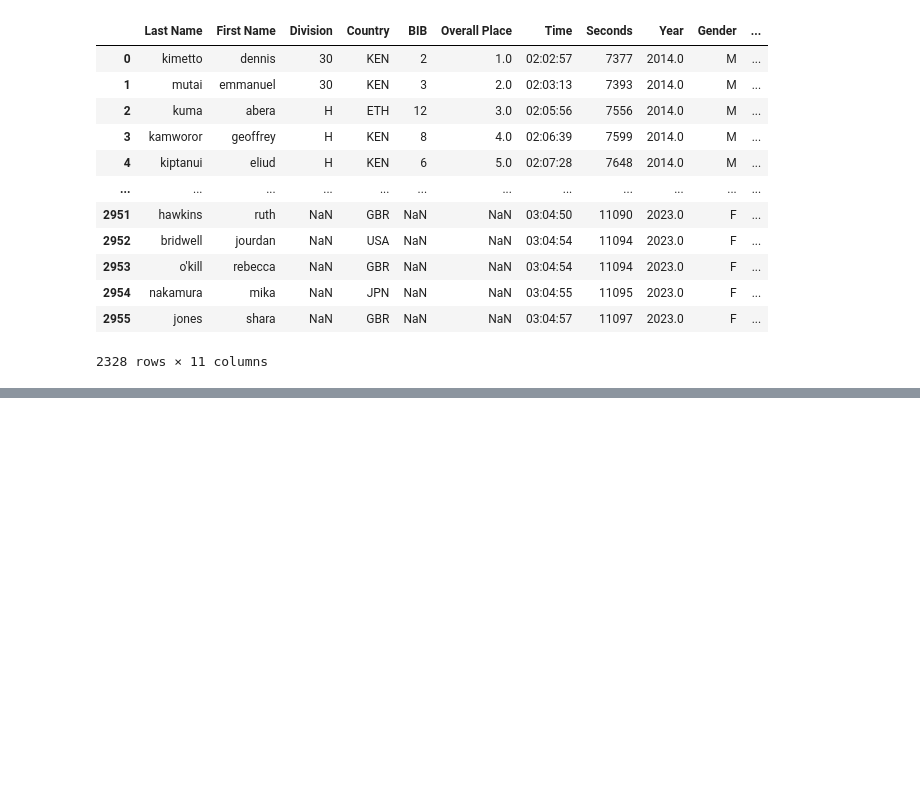
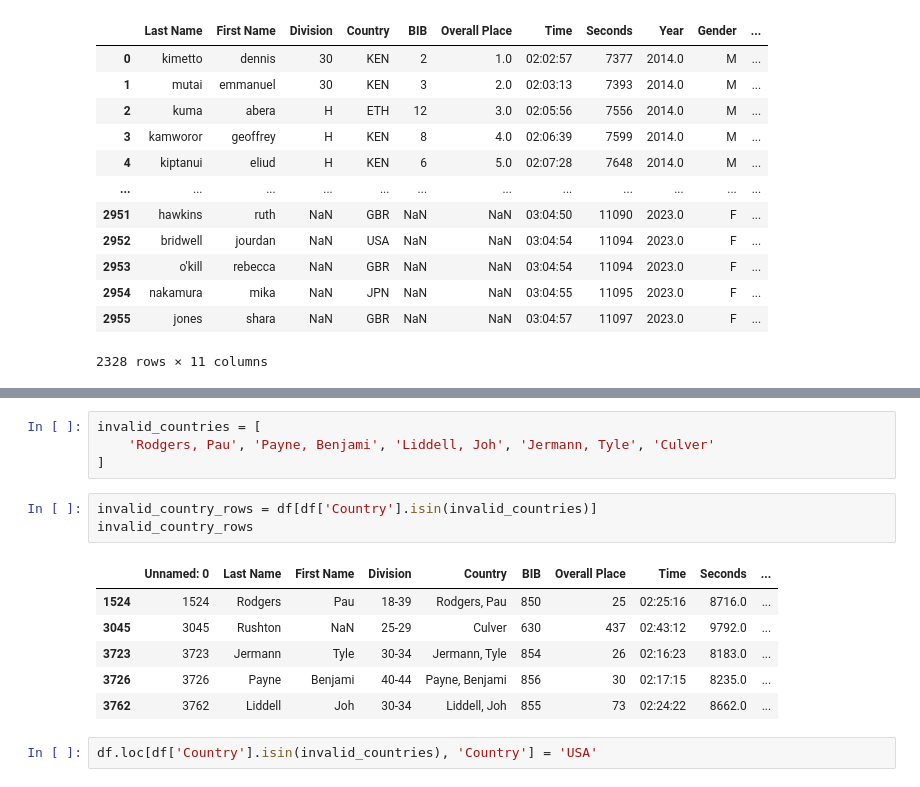
Before and after one commit to snwnkang/CS171_Final_vis_Marathon, a Jupyter notebook: Data Combining.ipynb, the cells around one changed output, grey strips where cells are left out. Drawn from its saved outputs; the diff is of its cells as text; blank space fills up the shorter version.

```diff
--- a/Data Combining.ipynb
+++ b/Data Combining.ipynb
@@ -541,0 +577,16 @@ berlin
+# %%
+invalid_countries = [
+    'Rodgers, Pau', 'Payne, Benjami', 'Liddell, Joh', 'Jermann, Tyle', 'Culver'
+]
+# %%
+invalid_country_rows = df[df['Country'].isin(invalid_countries)]
+invalid_country_rows
+# %% [output]
+|  | Unnamed: 0 | Last Name | First Name | Division | Country | BIB | Overall Place | Time | Seconds | ... |
+| 1524 | 1524 | Rodgers | Pau | 18-39 | Rodgers, Pau | 850 | 25 | 02:25:16 | 8716.0 | ... |
+| 3045 | 3045 | Rushton | NaN | 25-29 | Culver | 630 | 437 | 02:43:12 | 9792.0 | ... |
+| 3723 | 3723 | Jermann | Tyle | 30-34 | Jermann, Tyle | 854 | 26 | 02:16:23 | 8183.0 | ... |
+| 3726 | 3726 | Payne | Benjami | 40-44 | Payne, Benjami | 856 | 30 | 02:17:15 | 8235.0 | ... |
+| 3762 | 3762 | Liddell | Joh | 30-34 | Liddell, Joh | 855 | 73 | 02:24:22 | 8662.0 | ... |
+# %%
+df.loc[df['Country'].isin(invalid_countries), 'Country'] = 'USA'
```
Also changed, not shown: parts of 5 cells of this notebook.
